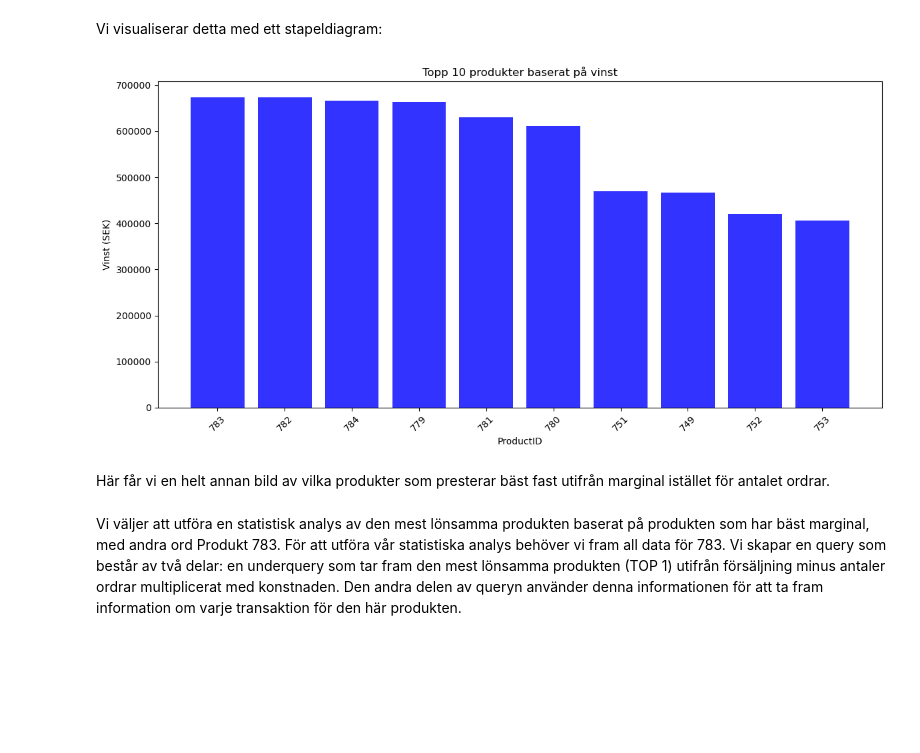
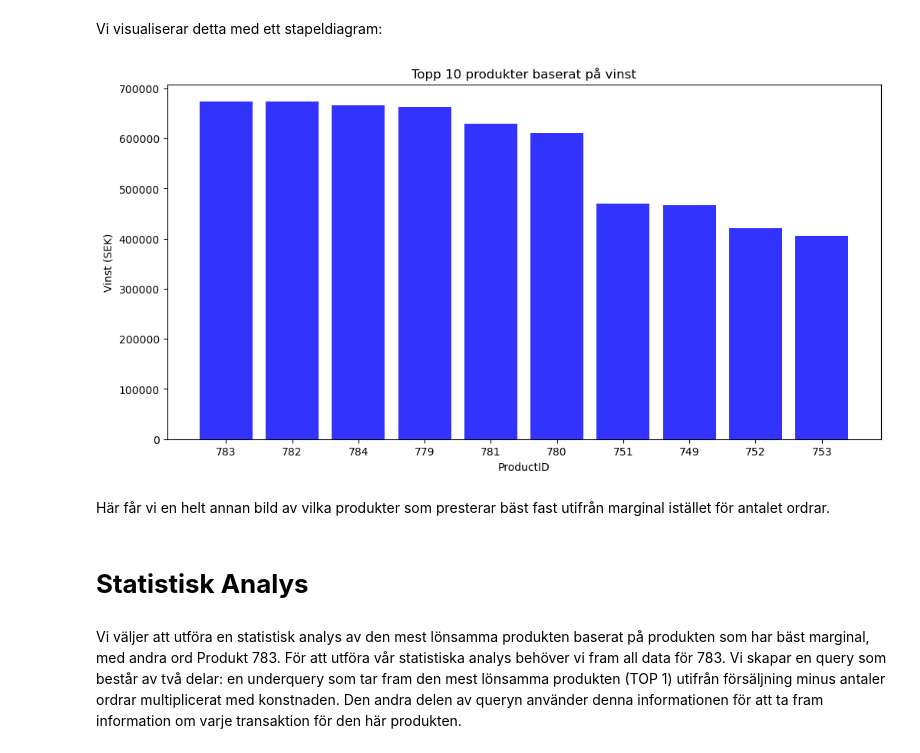
Before and after one commit to salojoakim/DataScience, a Jupyter notebook: Kunskapksontroll_SQL/Kunskapskontroll_SQL.ipynb, the cells around one changed output. Drawn from its saved outputs; the diff is of its cells as text; code cells hidden in the pictures; blank space fills up the shorter version.

```diff
--- a/Kunskapksontroll_SQL/Kunskapskontroll_SQL.ipynb
+++ b/Kunskapksontroll_SQL/Kunskapskontroll_SQL.ipynb
@@ -271,16 +237,16 @@ Vi visualiserar detta med ett stapeldiagram:
 # %%
 plt.figure(figsize=(12, 6))
 plt.bar(profit_per_product['Product'].astype(str), profit_per_product['Profit'], color='blue', alpha=0.8)
 plt.title('Topp 10 produkter baserat på vinst')
 plt.xlabel('ProductID')
 plt.ylabel('Vinst (SEK)')
-plt.xticks(rotation=45)
-plt.tight_layout()
 plt.show()
 # %% [output]
-[figure, old version]
+[figure, new version]
 # %% [markdown]
 Här får vi en helt annan bild av vilka produkter som presterar bäst fast utifrån marginal istället för antalet ordrar.
+# %% [markdown]
+# **Statistisk Analys**
 # %% [markdown]
 Vi väljer att utföra en statistisk analys av den mest lönsamma produkten baserat på produkten som har bäst marginal, med andra ord Produkt 783. För att utföra vår statistiska analys behöver vi fram all data för 783. Vi skapar en query som består av två delar: en underquery som tar fram den mest lönsamma produkten (TOP 1) utifrån försäljning minus antaler ordrar multiplicerat med konstnaden. Den andra delen av queryn använder denna informationen för att ta fram information om varje transaktion för den här produkten.
 # %%
```
Also changed, not shown: parts of 26 cells of this notebook.
